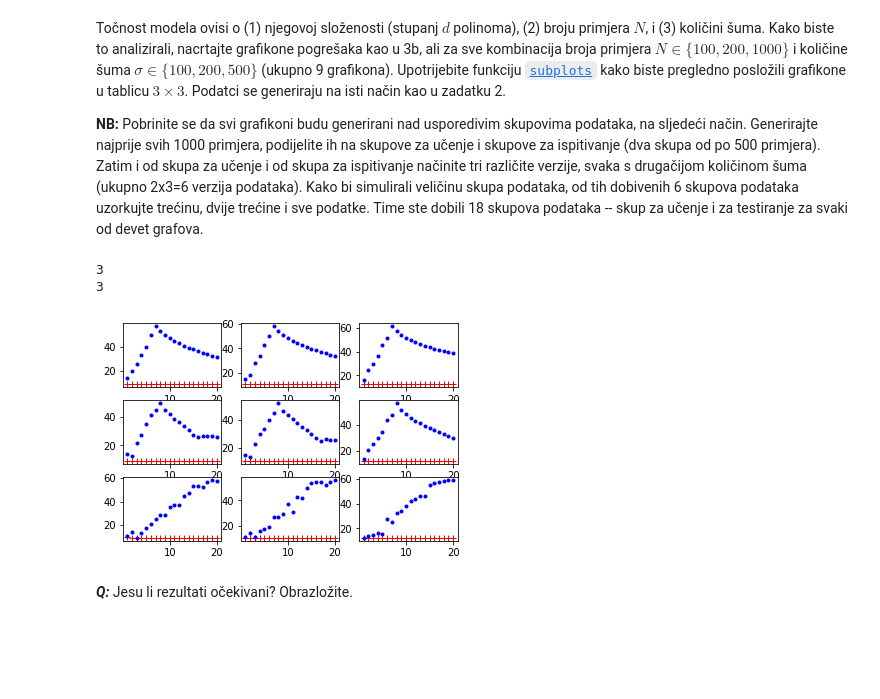
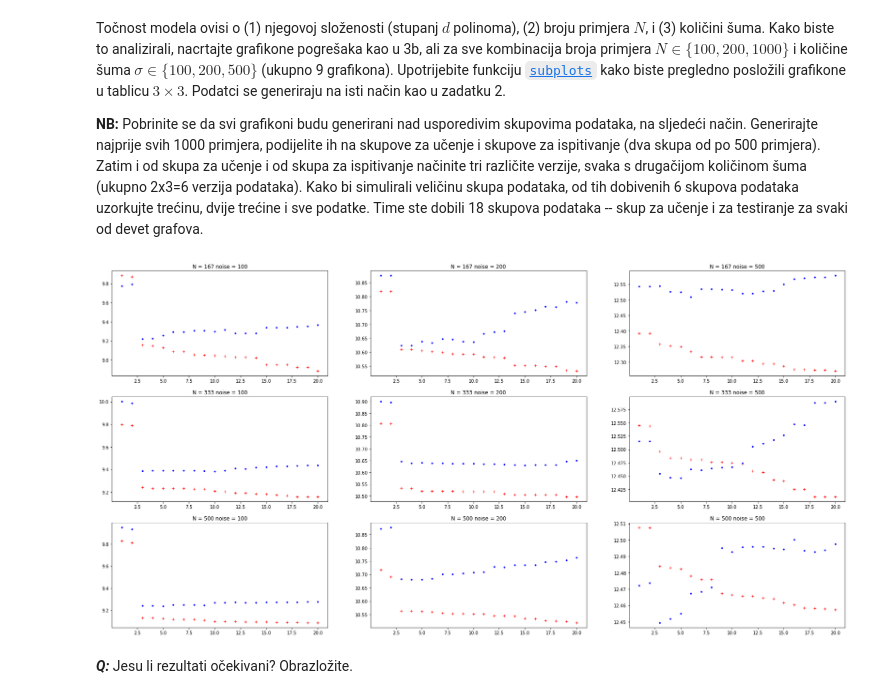
Before and after one commit to martincekada/Machine-Learning, a Jupyter notebook: LAB-01/Regresion.ipynb, the cells around one changed output. Saved outputs shown, nothing was run; the diff lists cells and outputs as text; code cells hidden in the pictures; blank space fills up the shorter version.

```diff
--- a/LAB-01/Regresion.ipynb
+++ b/LAB-01/Regresion.ipynb
@@ -309,9 +298,11 @@ Točnost modela ovisi o (1) njegovoj složenosti (stupanj $d$ polinoma), (2) bro
 **NB:** Pobrinite se da svi grafikoni budu generirani nad usporedivim skupovima podataka, na sljedeći način. Generirajte najprije svih 1000 primjera, podijelite ih na skupove za učenje i skupove za ispitivanje (dva skupa od po 500 primjera). Zatim i od skupa za učenje i od skupa za ispitivanje načinite tri različite verzije, svaka s drugačijom količinom šuma (ukupno 2x3=6 verzija podataka). Kako bi simulirali veličinu skupa podataka, od tih dobivenih 6 skupova podataka uzorkujte trećinu, dvije trećine i sve podatke. Time ste dobili 18 skupova podataka -- skup za učenje i za testiranje za svaki od devet grafova.
 # %%
 # from math import log
-
+# X = -1
+plt.figure(figsize=(30,15))
 X1000 = make_instances(-5, 5, 1000)
-np.random.shuffle(X)
+np.random.shuffle(X1000)
+np.random.shuffle(X1000)
 # pet = (np.array(np.random.choice(X.reshape(1, -1).flatten(), 500)).reshape(1, -1).transpose()) # .reshape(1, -1))
 x_train, x_test = np.split(X1000, 2)
 # print(len(make_labels(x_train, f, i)))
@@ -320,13 +311,12 @@ noises = [100, 200, 500]
 y_trains = []
 y_tests = []
 
-for i in noises:
-    y_trains.append(make_labels(x_train, f, i))
-    y_tests.append(make_labels(x_test, f, i))
+# for i in noises:
+#     y_trains.append(make_labels(x_train, f, i))
+#     y_tests.append(make_labels(x_test, f, i))
 
-print(len(y_trains))
-print(len(y_tests))
-sizes = [50, 100, 500]
+
+sizes = [167, 333, 500]
 # sizes = [50]
 
 counter = 1
@@ -334,44 +324,42 @@ for i in sizes:
     x_train_part = x_train[:i]
     x_test_part  = x_test[:i]
 
-    for noise in range(3):
-        y_train_part = y_trains[noise][:i]
-        y_test_part = y_tests[noise][:i]
-
+    for noise in noises:
+        y_train_part = make_labels(x_train_part, f, noise)
+        y_test_part = make_labels(x_test_part, f, noise)
 
         predicted_train = []
         predicted_test = []
 
         for d in range(1, 21):
             poly5 = PolynomialFeatures(d)
             o_train = poly5.fit_transform(x_train_part)
             o_test = poly5.fit_transform(x_test_part)
 
 
             reg = LinearRegression().fit(o_train, y_train_part)
 
 
             test_error = mean_squared_error(y_test_part, reg.predict(o_test))
             predicted_test.append(log(test_error))
 
             train_error = mean_squared_error(y_train_part, reg.predict(o_train))
             predicted_train.append(log(train_error))
 
         plt.subplot(3,3, counter)
+        plt.title("N = "+str(i)+" noise = "+str(noise))
         plt.plot(list(range(1, 21)), predicted_train, 'r+')
         plt.plot(list(range(1, 21)), predicted_test, 'b.')
 
 
         counter += 1
 #         plt.show()
 # y = make_labels(X, f, 200)
 # X_train, X_test, y_train, y_test = train_test_split(X, y, test_size=0.5)
 # plt.scatter(X, y)
 # plt.show()
 # %% [output]
-3
-3
-[figure, old version]
+[figure, new version]
 # %% [markdown]
 ***Q:*** Jesu li rezultati očekivani? Obrazložite.
 # %% [markdown]
```
Also changed, not shown: parts of 12 cells of this notebook.
